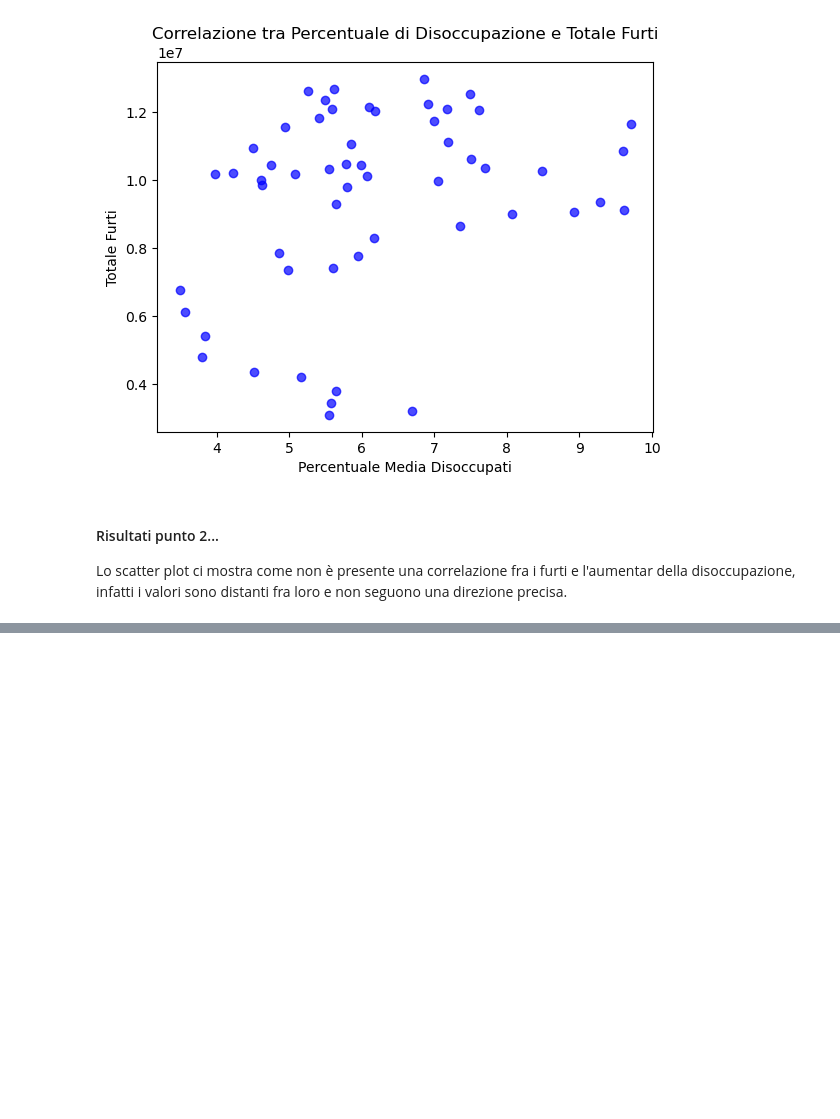
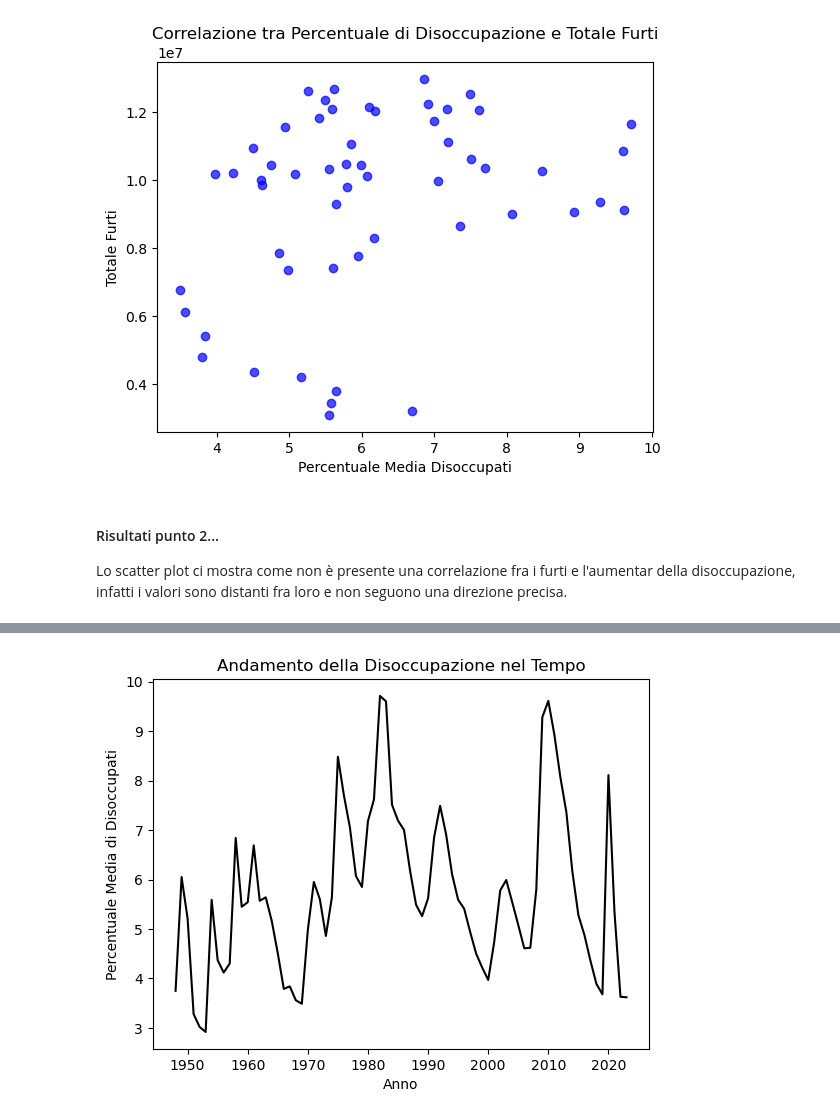
Before and after one commit to MatteoCalvanico/DataAnalytics-Project, a Jupyter notebook: Progetto.ipynb, the cells around one changed output, grey strips where cells are left out. Saved outputs shown, nothing was run; the diff lists cells and outputs as text; code cells hidden in the pictures; blank space fills up the shorter version.

Commit message:
Re-create df and plot it

```diff
--- a/Progetto.ipynb
+++ b/Progetto.ipynb
@@ -254,0 +259,22 @@ Ora proveremo a stimare l'andamento futuro della disoccupazione e dei vari crimi
+# %%
+#Iniziamo ripopolando il data frame con tutti gli anni
+df_employment = pd.read_csv("CSV2.csv")
+
+
+#Cancelliamo le colonne futili
+df_employment = df_employment.drop(columns=['age_16_17_rate', 'age_16_19_rate', 'age_18_19_rate', 'age_16_24_rate', 'age_20_24_rate', 'age_25_34_rate', 'age_25_54_rate', 'age_35_44_rate', 'age_45_54_rate', 'age_20plus_rate', 'age_25plus_rate', 'age_55plus_rate'])
+
+
+#Convertiamo la colonna data e prendiamo solo l'anno
+df_employment['date'] = pd.to_datetime(df_employment['date'])
+df_employment['anno'] = df_employment['date'].dt.year
+
+
+#Raggruppiamo, facciamo una media e arrotondiamo le percentuali
+df_employment = df_employment.groupby('anno', as_index=False)['overall_rate'].mean()
+df_employment['overall_rate'] = df_employment['overall_rate'].round(2)
+
+
+#Rinomiamo le colonne e mostrimo il data frame nuovo
+df_employment.columns = ['Anno', 'Percentuale_Media_Disoccupati']
+df_employment
@@ -254,0 +295,9 @@ Ora proveremo a stimare l'andamento futuro della disoccupazione e dei vari crimi
+# %%
+#Mostriamo velocemente l'andamento fino ad ora
+plt.plot(df_employment['Anno'], df_employment['Percentuale_Media_Disoccupati'], color='black')
+plt.title('Andamento della Disoccupazione nel Tempo')
+plt.xlabel('Anno')
+plt.ylabel('Percentuale Media di Disoccupati')
+plt.show()
+# %% [output]
+[figure, added]
```
Also changed, not shown: parts of 5 cells of this notebook.
